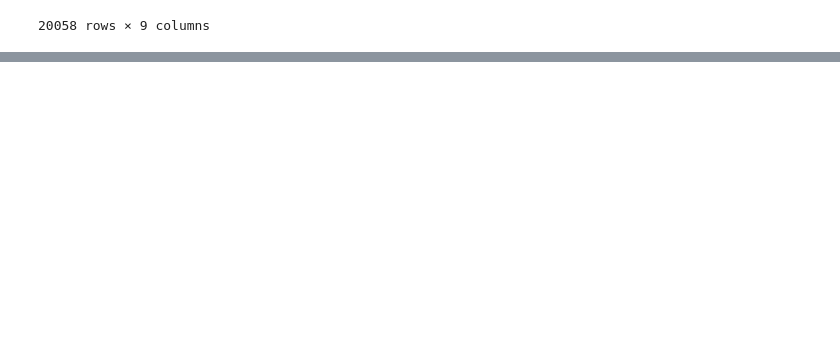
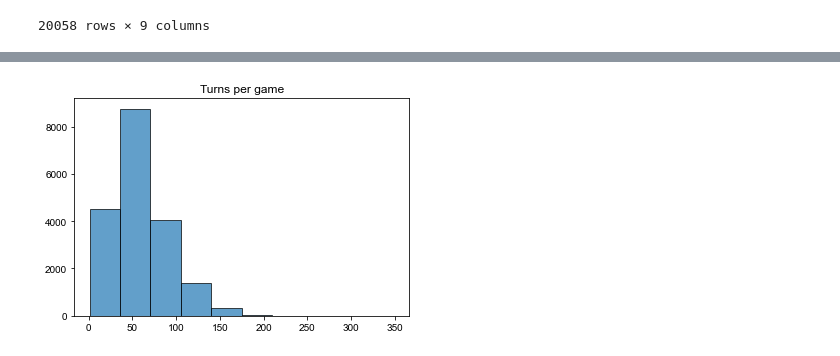
Before and after one commit to pokolowski/projektAPI, a Jupyter notebook: test2.ipynb, the cells around one changed output, grey strips where cells are left out. Cells and saved outputs as stored; diff of their text form; code cells hidden in the pictures; blank space fills up the shorter version.

```diff
--- a/test2.ipynb
+++ b/test2.ipynb
@@ -27,0 +76,4 @@ gry
+# %%
+plotHist('turns', 'Turns per game')
+# %% [output]
+[figure, added]
```
Also changed, not shown: parts of 5 cells of this notebook.
